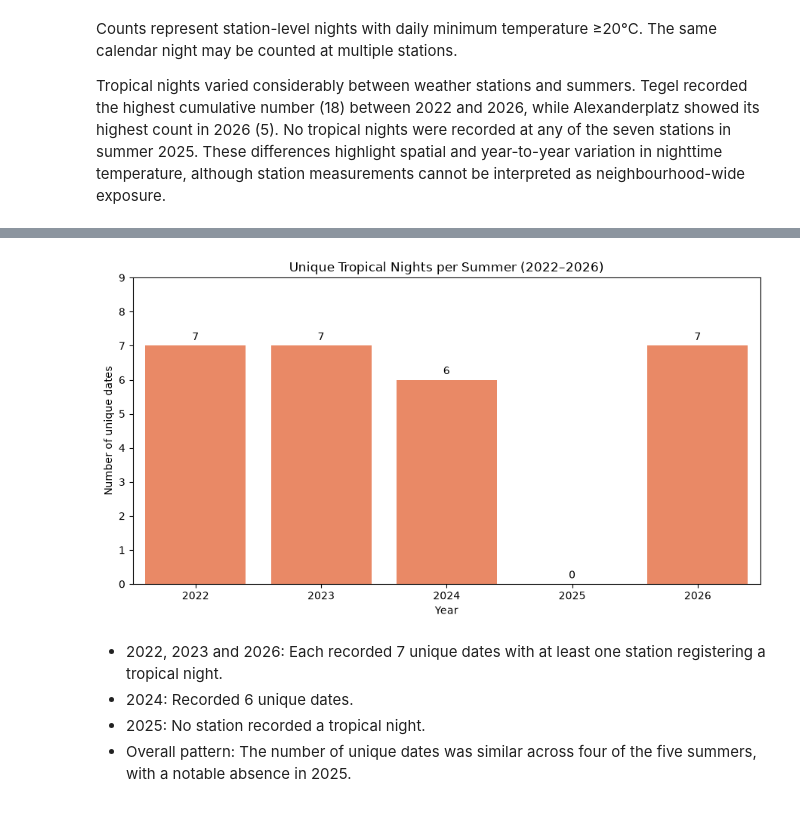
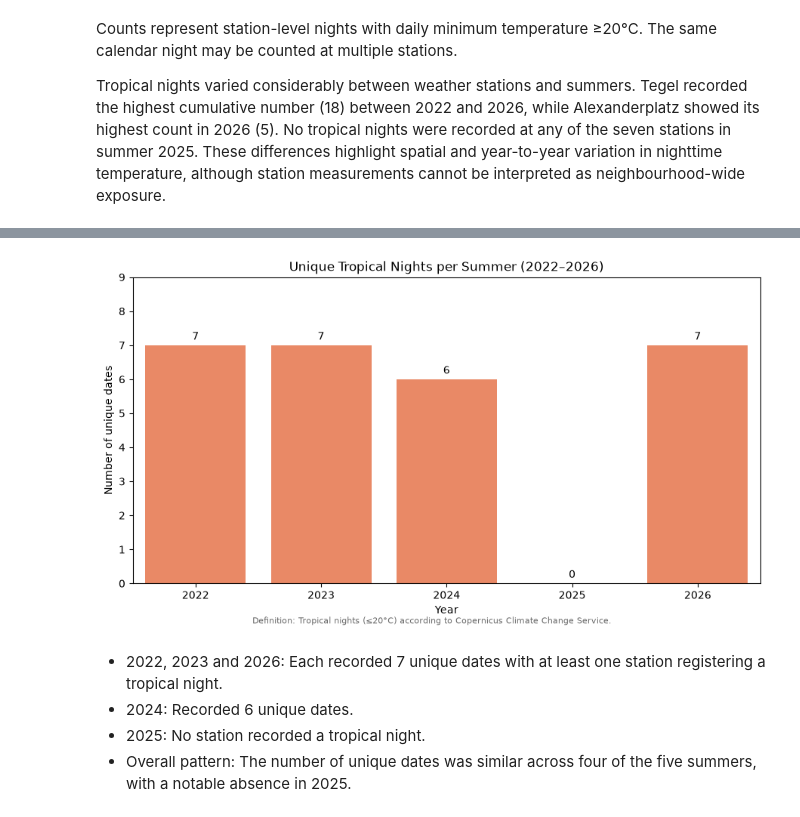
Before and after one commit to lodimarcello/Capstone_project_Lorenzo, a Jupyter notebook: final_analysis_weather.ipynb, the cells around one changed output, grey strips where cells are left out. Drawn from its saved outputs; the diff is of its cells as text; code cells hidden in the pictures.

```diff
--- a/final_analysis_weather.ipynb
+++ b/final_analysis_weather.ipynb
@@ -980,3 +1012,18 @@ plt.show()
 Counts represent station-level nights with daily minimum temperature ≥20°C. The same calendar night may be counted at multiple stations.
 
 Tropical nights varied considerably between weather stations and summers. Tegel recorded the highest cumulative number (18) between 2022 and 2026, while Alexanderplatz showed its highest count in 2026 (5). No tropical nights were recorded at any of the seven stations in summer 2025. These differences highlight spatial and year-to-year variation in nighttime temperature, although station measurements cannot be interpreted as neighbourhood-wide exposure.
+# %%
+# Select tropical nights and keep only year and date
+unique_tropical_dates = (
+    summer_tmin.loc[
+        summer_tmin["tropical_night"] == True,
+        ["year", "date"]
+    ]
+    .drop_duplicates()
+    .sort_values(["year", "date"])
+    .groupby("year")
+    .size()
+    .reset_index(name="unique_nights")
+)
+
+unique_tropical_dates
@@ -985,34 +1038,44 @@ Tropical nights varied considerably between weather stations and summers. Tegel
 annual_unique_nights = (
     unique_tropical_dates
     .set_index("year")["unique_nights"]
     .reindex(range(2022, 2027), fill_value=0)
     .reset_index()
 )
 
 annual_unique_nights.columns = ["year", "unique_nights"]
 
 # Plot
 plt.figure(figsize=(9, 5))
 
 ax = sns.barplot(
     data=annual_unique_nights,
     x="year",
     y="unique_nights",
     color="coral"
 )
 
 # Add count labels
 for container in ax.containers:
     ax.bar_label(container, padding=3)
 
 plt.title("Unique Tropical Nights per Summer (2022–2026)")
 plt.xlabel("Year")
 plt.ylabel("Number of unique dates")
 plt.ylim(0, annual_unique_nights["unique_nights"].max() + 2)
+
+plt.figtext(
+    0.5,
+    0.01,
+    "Definition: Tropical nights (≤20°C) according to Copernicus Climate Change Service.",
+    ha="center",
+    fontsize=8,
+    color="dimgray"
+)
+
 plt.tight_layout()
 plt.show()
 # %% [output]
-[figure, old version]
+[figure, new version]
 # %% [markdown]
 - 2022, 2023 and 2026: Each recorded 7 unique dates with at least one station registering a tropical night.
 - 2024: Recorded 6 unique dates.
```
Also changed, not shown: parts of 6 cells of this notebook, 7 other files.
